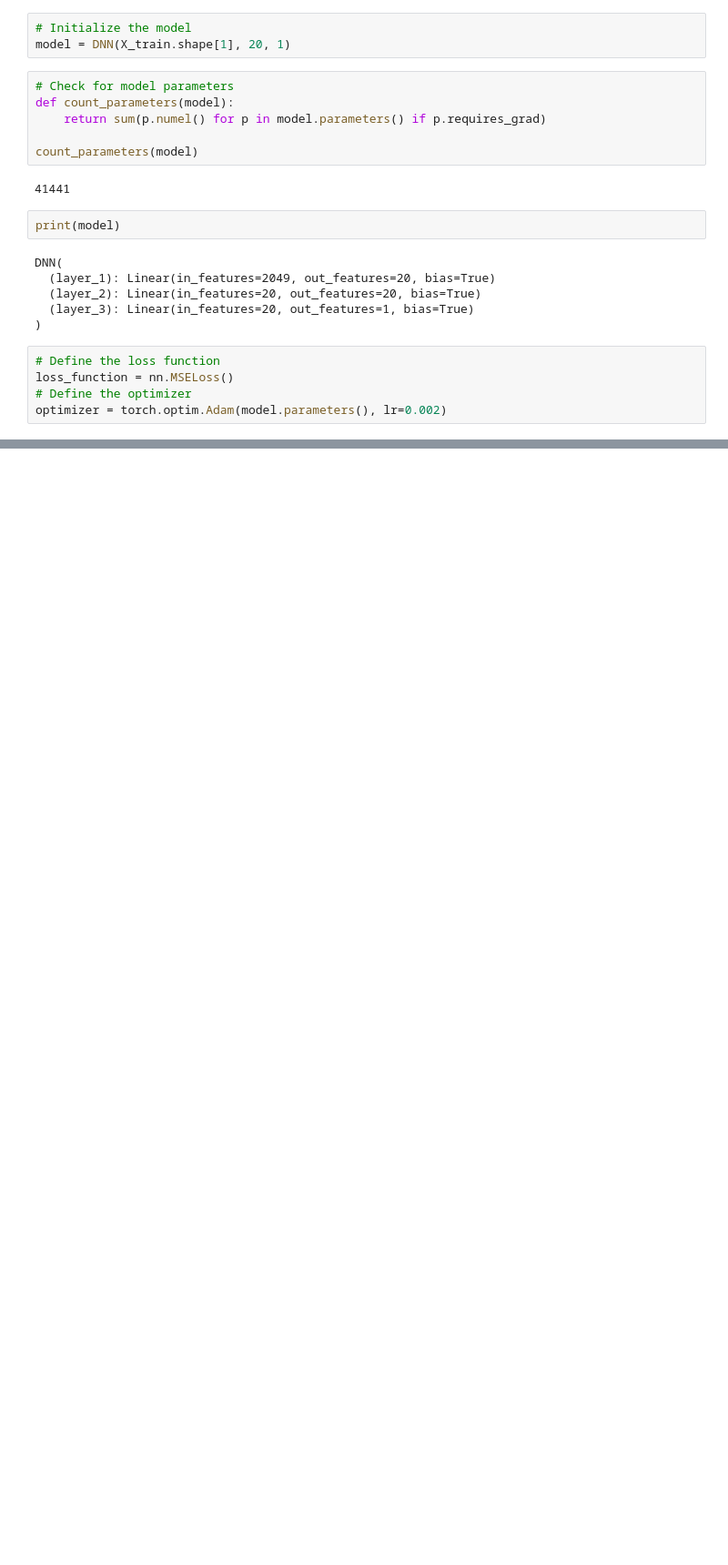
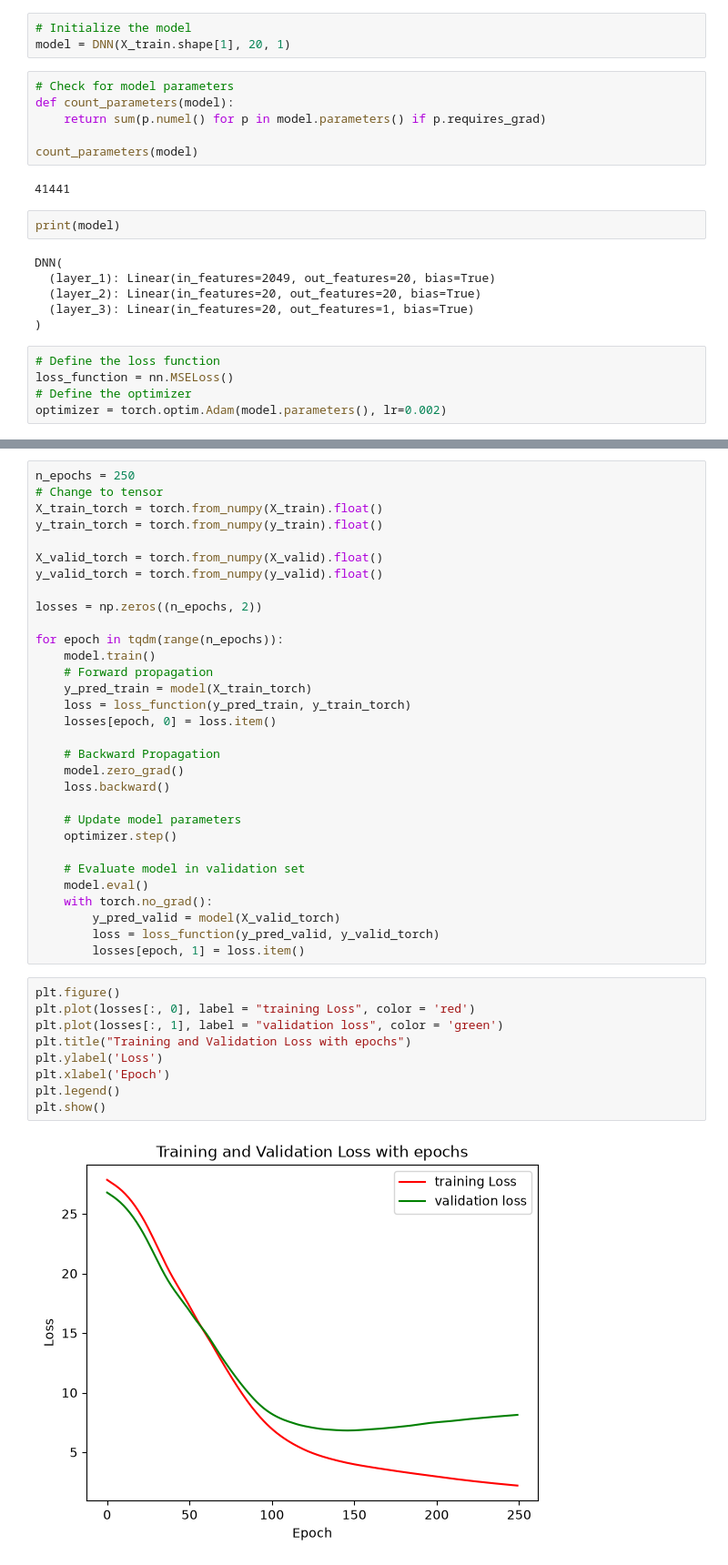
Before and after one commit to BoniYu/Deep-Neural-Network-for-VLE, a Jupyter notebook: notebook/part2.ipynb, the cells around one changed output, grey strips where cells are left out. Shown at 91% size. Saved outputs shown, nothing was run; the diff lists cells and outputs as text; blank space fills up the shorter version.

Commit message:
ANN training is done and loss is calculated

```diff
--- a/notebook/part2.ipynb
+++ b/notebook/part2.ipynb
@@ -366,0 +372,42 @@ optimizer = torch.optim.Adam(model.parameters(), lr=0.002)
+# %%
+n_epochs = 250
+# Change to tensor
+X_train_torch = torch.from_numpy(X_train).float()
+y_train_torch = torch.from_numpy(y_train).float()
+
+X_valid_torch = torch.from_numpy(X_valid).float()
+y_valid_torch = torch.from_numpy(y_valid).float()
+
+losses = np.zeros((n_epochs, 2))
+
+for epoch in tqdm(range(n_epochs)):
+    model.train()
+    # Forward propagation
+    y_pred_train = model(X_train_torch)
+    loss = loss_function(y_pred_train, y_train_torch)
+    losses[epoch, 0] = loss.item()
+
+    # Backward Propagation
+    model.zero_grad()
+    loss.backward()
+
+    # Update model parameters
+    optimizer.step()
+
+    # Evaluate model in validation set
+    model.eval()
+    with torch.no_grad():
+        y_pred_valid = model(X_valid_torch)
+        loss = loss_function(y_pred_valid, y_valid_torch)
+        losses[epoch, 1] = loss.item()
+# %%
+plt.figure()
+plt.plot(losses[:, 0], label = "training Loss", color = 'red')
+plt.plot(losses[:, 1], label = "validation loss", color = 'green')
+plt.title("Training and Validation Loss with epochs")
+plt.ylabel('Loss')
+plt.xlabel('Epoch')
+plt.legend()
+plt.show()
+# %% [output]
+[figure, added]
```
Also changed, not shown: parts of 1 cell of this notebook, 2 other files.
